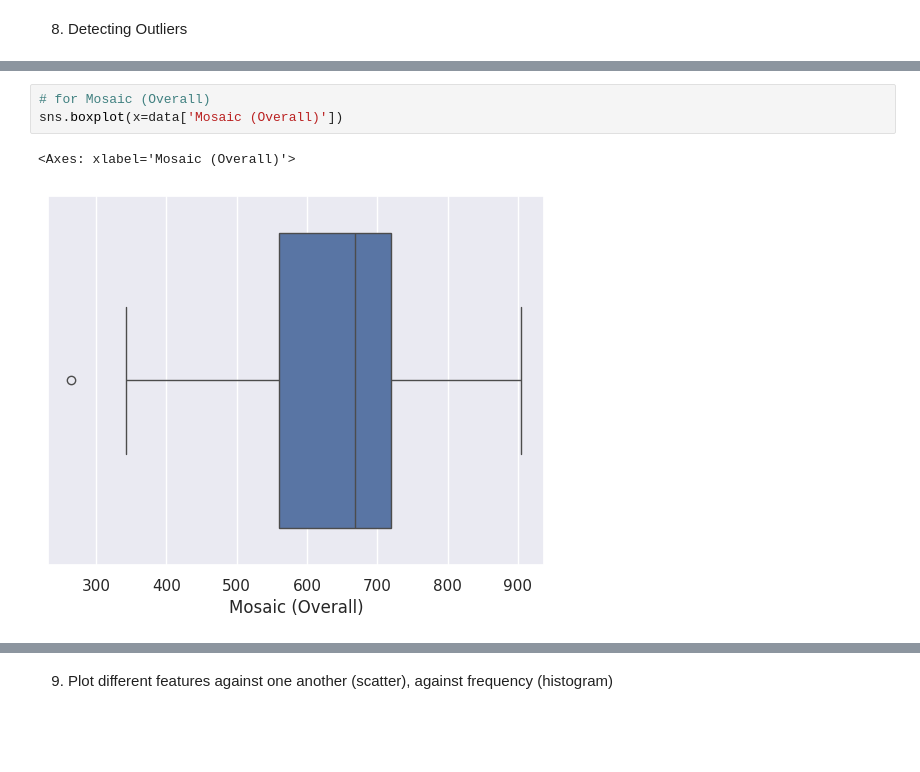
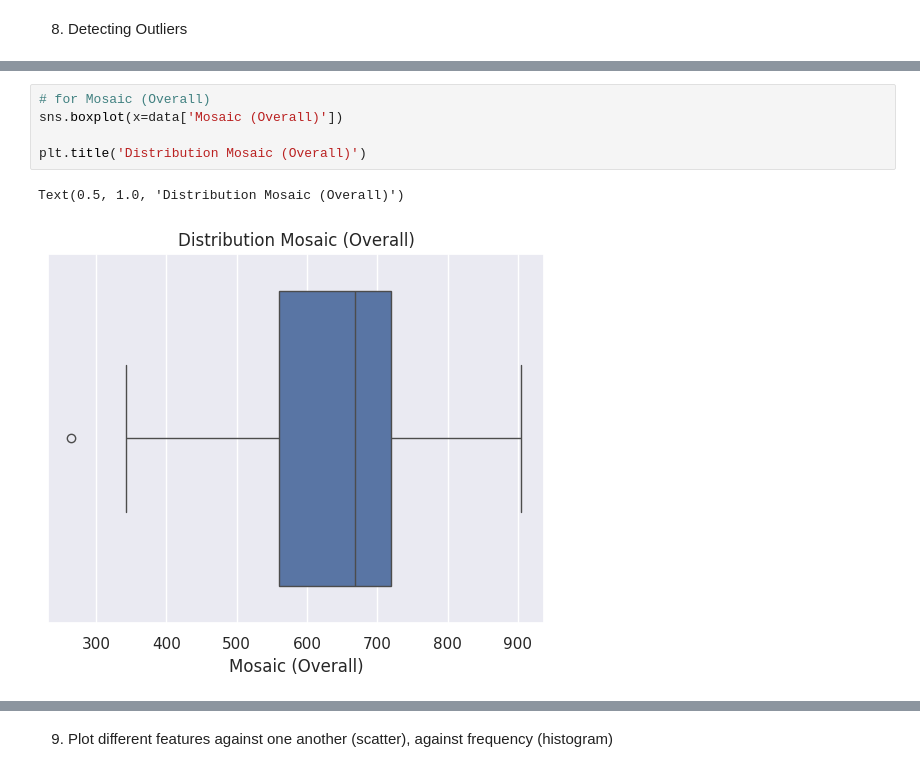
Before and after one commit to alessandrotavazzi/collaboration_swisscom, a Jupyter notebook: data_analysis.ipynb, the cells around one changed output, grey strips where cells are left out. Cells and saved outputs as stored; diff of their text form; blank space fills up the shorter version.

```diff
--- a/data_analysis.ipynb
+++ b/data_analysis.ipynb
@@ -443,6 +461,8 @@ sns.boxplot(x=data['Total Funding (M)'])
 # %%
 # for Mosaic (Overall)
 sns.boxplot(x=data['Mosaic (Overall)'])
+
+plt.title('Distribution Mosaic (Overall)')
 # %% [output]
-<Axes: xlabel='Mosaic (Overall)'>
+Text(0.5, 1.0, 'Distribution Mosaic (Overall)')
-[figure, old version]
+[figure, new version]
```
Also changed, not shown: parts of 24 cells of this notebook.
